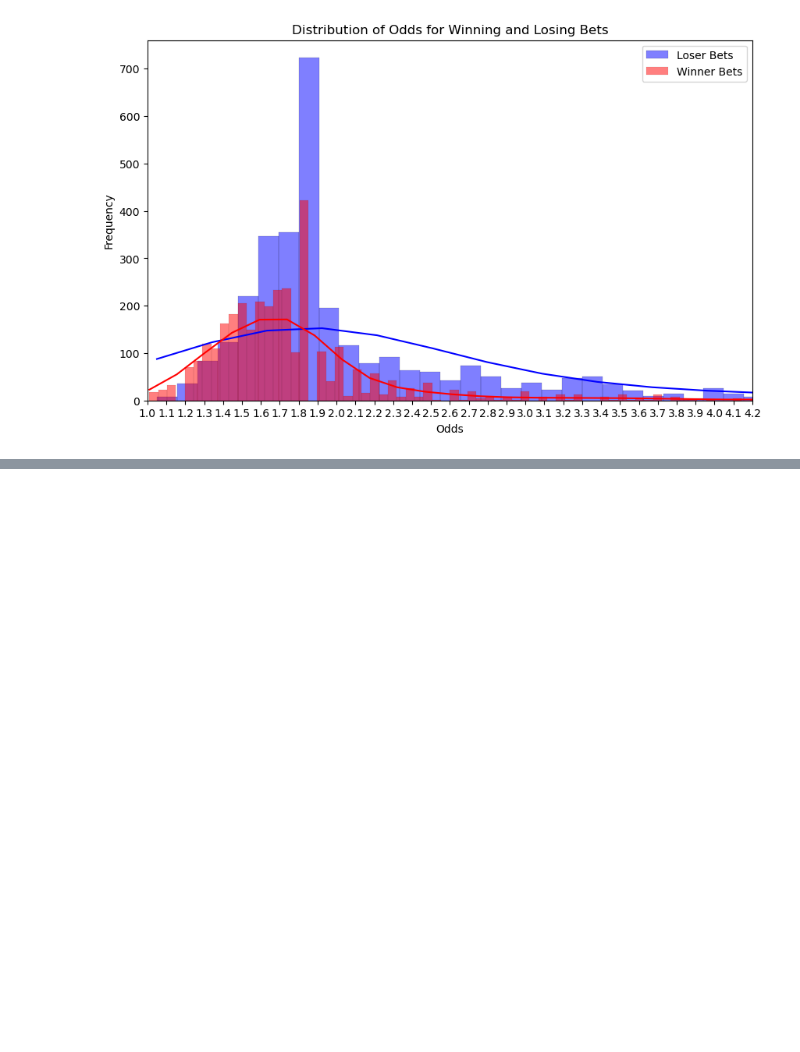
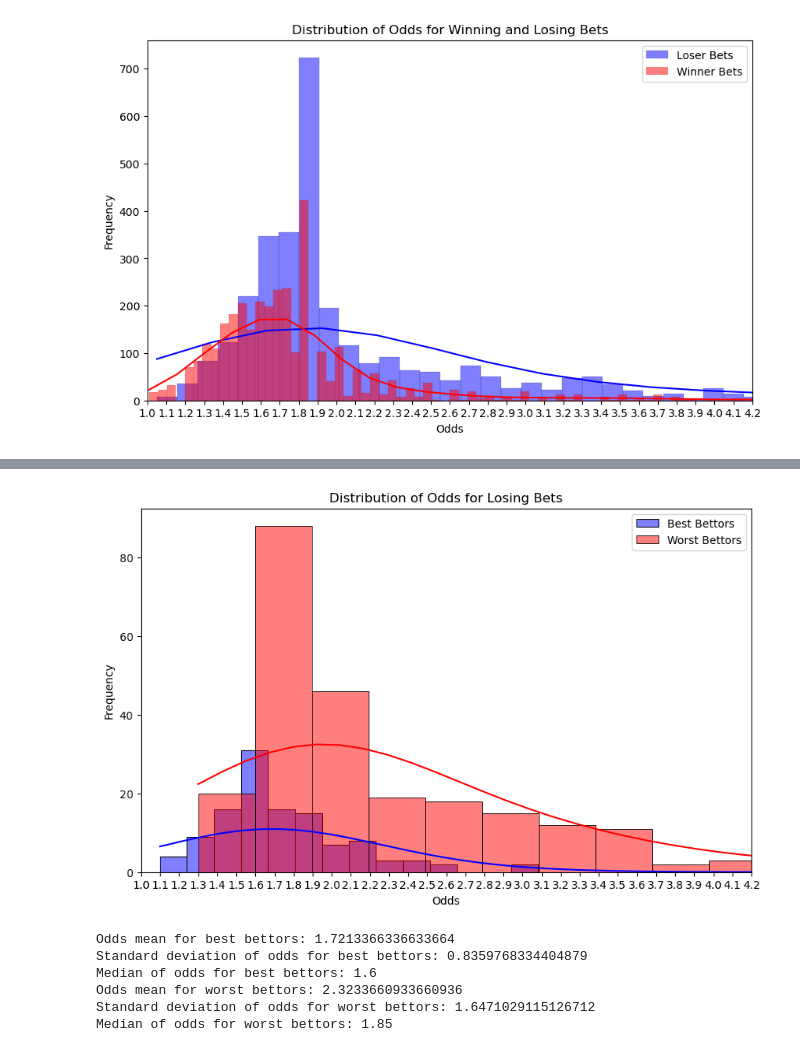
Before and after one commit to BikimWakim/SuperSportAnaliza, a Jupyter notebook: AnalizaTips.ipynb, the cells around one changed output, grey strips where cells are left out. Saved outputs shown, nothing was run; the diff lists cells and outputs as text; code cells hidden in the pictures; blank space fills up the shorter version.

```diff
--- a/AnalizaTips.ipynb
+++ b/AnalizaTips.ipynb
@@ -135,0 +121,43 @@ worst_bettors_df = best_bettors_data[['username', 'event', 'odds', 'result']]
+# %%
+#Similarities and differences between best bettors and worst bettors in lost bets
+bestBettorsLose = best_bettors_data[best_bettors_data['result'] == 'Lose']['odds']
+worstBettorsLose = worst_bettors_data[worst_bettors_data['result'] == 'Lose']['odds']
+
+plt.figure(figsize=(10,6))
+
+sns.histplot(bestBettorsLose, color='blue', kde=True, label='Best Bettors')
+sns.histplot(worstBettorsLose, color='red', kde=True, label='Worst Bettors')
+
+plt.xlim(1, 4)
+plt.xticks(np.arange(1, 4.25, step=0.1))
+
+plt.xlabel('Odds')
+plt.ylabel('Frequency')
+plt.title('Distribution of Odds for Losing Bets')
+plt.legend()
+plt.show()
+# %% [output]
+[figure, added]
+# %%
+bestBettorsMean = best_bettors_data['odds'].mean()
+bestBettorsSD = best_bettors_data['odds'].std()
+bestBettorsMedian = best_bettors_data['odds'].median()
+
+worstBettorsMean = worst_bettors_data['odds'].mean()
+worstBettorsSD = worst_bettors_data['odds'].std()
+worstBettorsMedian = worst_bettors_data['odds'].median()
+
+print(f"Odds mean for best bettors: {bestBettorsMean}")
+print(f"Standard deviation of odds for best bettors: {bestBettorsSD}")
+print(f"Median of odds for best bettors: {bestBettorsMedian}")
+
+print(f"Odds mean for worst bettors: {worstBettorsMean}")
+print(f"Standard deviation of odds for worst bettors: {worstBettorsSD}")
+print(f"Median of odds for worst bettors: {worstBettorsMedian}")
+# %% [output]
+Odds mean for best bettors: 1.7213366336633664
+Standard deviation of odds for best bettors: 0.8359768334404879
+Median of odds for best bettors: 1.6
+Odds mean for worst bettors: 2.3233660933660936
+Standard deviation of odds for worst bettors: 1.6471029115126712
+Median of odds for worst bettors: 1.85
```
Also changed, not shown: parts of 7 cells of this notebook.
